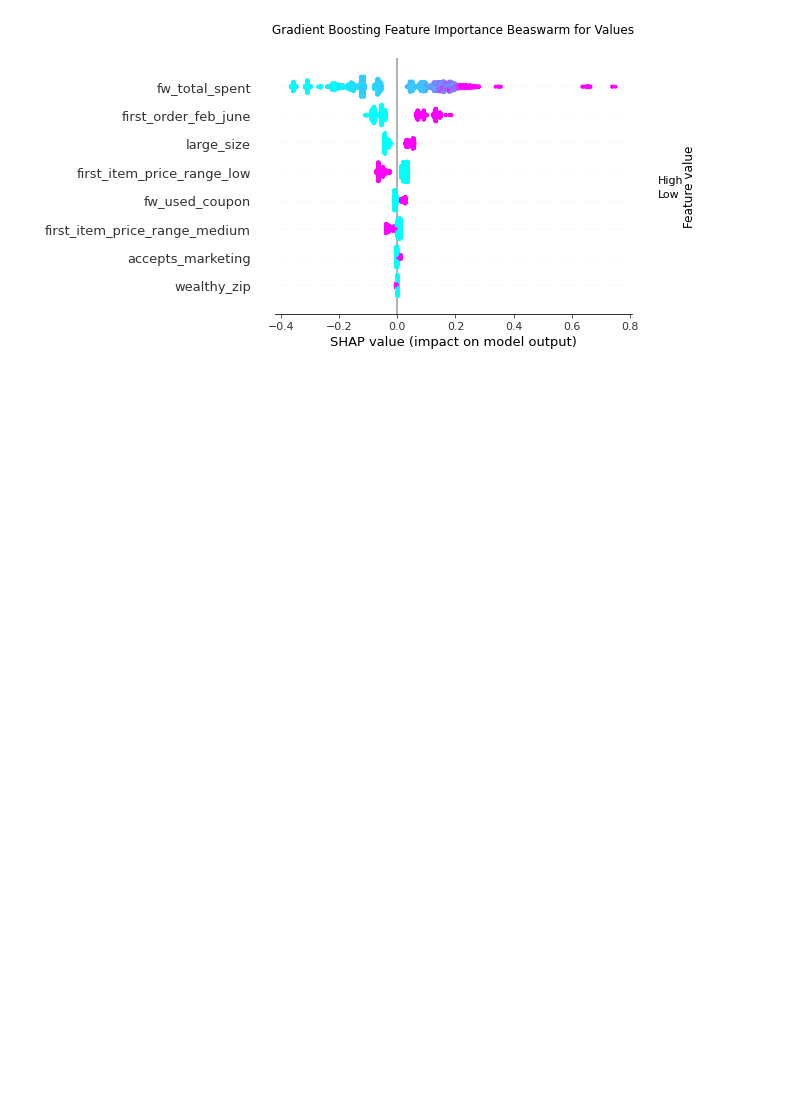
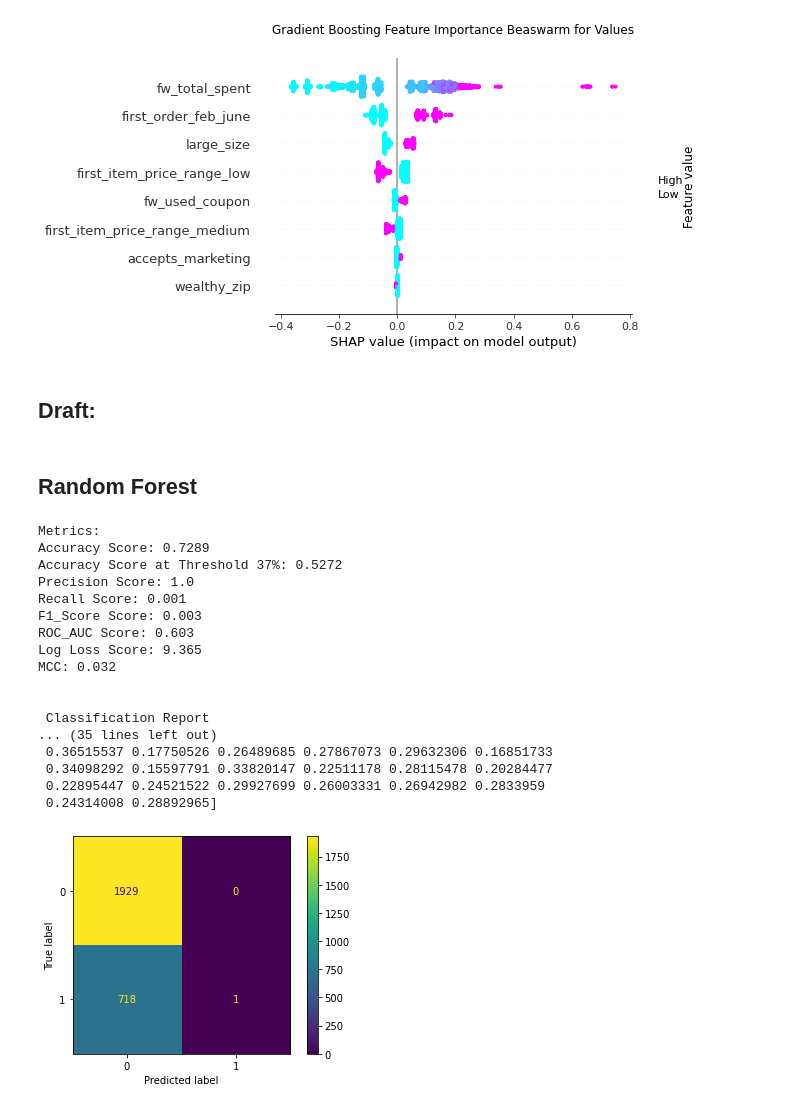
Before and after one commit to benjaminbellman/Shopify_CLTV_Machine_Learning, a Jupyter notebook: 4.Modelling/Classification--Predicting_REPEAT_CUSTOMER_AFTER_FIRST_WEEK/Pre-Processing&Modelling-Classification-NO_RESAMPLING.ipynb, the cells around one changed output. Drawn from its saved outputs; the diff is of its cells as text; code cells hidden in the pictures; blank space fills up the shorter version.

```diff
--- a/4.Modelling/Classification--Predicting_REPEAT_CUSTOMER_AFTER_FIRST_WEEK/Pre-Processing&Modelling-Classification-NO_RESAMPLING.ipynb
+++ b/4.Modelling/Classification--Predicting_REPEAT_CUSTOMER_AFTER_FIRST_WEEK/Pre-Processing&Modelling-Classification-NO_RESAMPLING.ipynb
@@ -757,0 +760,59 @@ n_clusters_per_class=1, weights=[0.99], flip_y=0, random_state=4)
+# %% [markdown]
+## Draft:
+# %% [markdown]
+## Random Forest
+# %%
+## Random Forest:
+rfc_best = RandomForestClassifier(bootstrap= False, criterion= 'gini', max_depth= 4,
+                                  max_features= 'log2', n_estimators= 50, random_state = 42)
+
+rfc_best.fit(X_train,y_train)
+y_pred =rfc_best.predict(X_test)
+y_pred_thresh_27 = (rfc_best.predict_proba(X_test)[:,1] >= 0.244).astype(int)
+y_pred_proba = rfc_best.predict_proba(X_test)[:,1]
+
+## Print out metrics
+print('Metrics:')
+print('Accuracy Score: ' + str(round(accuracy_score(y_test,y_pred),4)))
+print('Accuracy Score at Threshold 37%: '+ str(round(accuracy_score(y_test,y_pred_thresh_30),4)))
+print('Precision Score: ' + str(round(precision_score(y_test,y_pred),3)))
+print('Recall Score: ' + str(round(recall_score(y_test,y_pred),3)))
+print('F1_Score Score: ' + str(round(f1_score(y_test,y_pred),3)))
+print('ROC_AUC Score: ' + str(round(roc_auc_score(y_test,y_pred_proba),3)))
+print('Log Loss Score: ' + str(round(log_loss(y_test,y_pred),3)))
+print('MCC: ' + str(round(matthews_corrcoef(y_test,y_pred),3)))
+print("\n\n Classification Report")
+print(classification_report(y_test,y_pred))
+print("\n\n Confusion Matrix")
+print(confusion_matrix(y_test, y_pred_thresh_27))
+print("\n\n")
+print("First 50 actuals: ")
+print(np.array(y_test[0:50]))
+print("\n First 50 preds: ")
+print(y_pred[0:50])
+print("\n First 50 preds at threshold 0.37: ")
+print(y_pred_thresh_30[0:50])
+print("\n First 50 pred probabilities : ")
+print(y_pred_proba[0:50])
+print("\n")
+plot_confusion_matrix(rfc_best,X_test,y_test)
+plt.show()
+# %% [output]
+Metrics:
+Accuracy Score: 0.7289
+Accuracy Score at Threshold 37%: 0.5272
+Precision Score: 1.0
+Recall Score: 0.001
+F1_Score Score: 0.003
+ROC_AUC Score: 0.603
+Log Loss Score: 9.365
+MCC: 0.032
+
+
+ Classification Report
+... (35 lines left out)
+ 0.36515537 0.17750526 0.26489685 0.27867073 0.29632306 0.16851733
+ 0.34098292 0.15597791 0.33820147 0.22511178 0.28115478 0.20284477
+ 0.22895447 0.24521522 0.29927699 0.26003331 0.26942982 0.2833959
+ 0.24314008 0.28892965]
+[figure, added]
```
Also changed, not shown: parts of 33 cells of this notebook, 7 other files.
